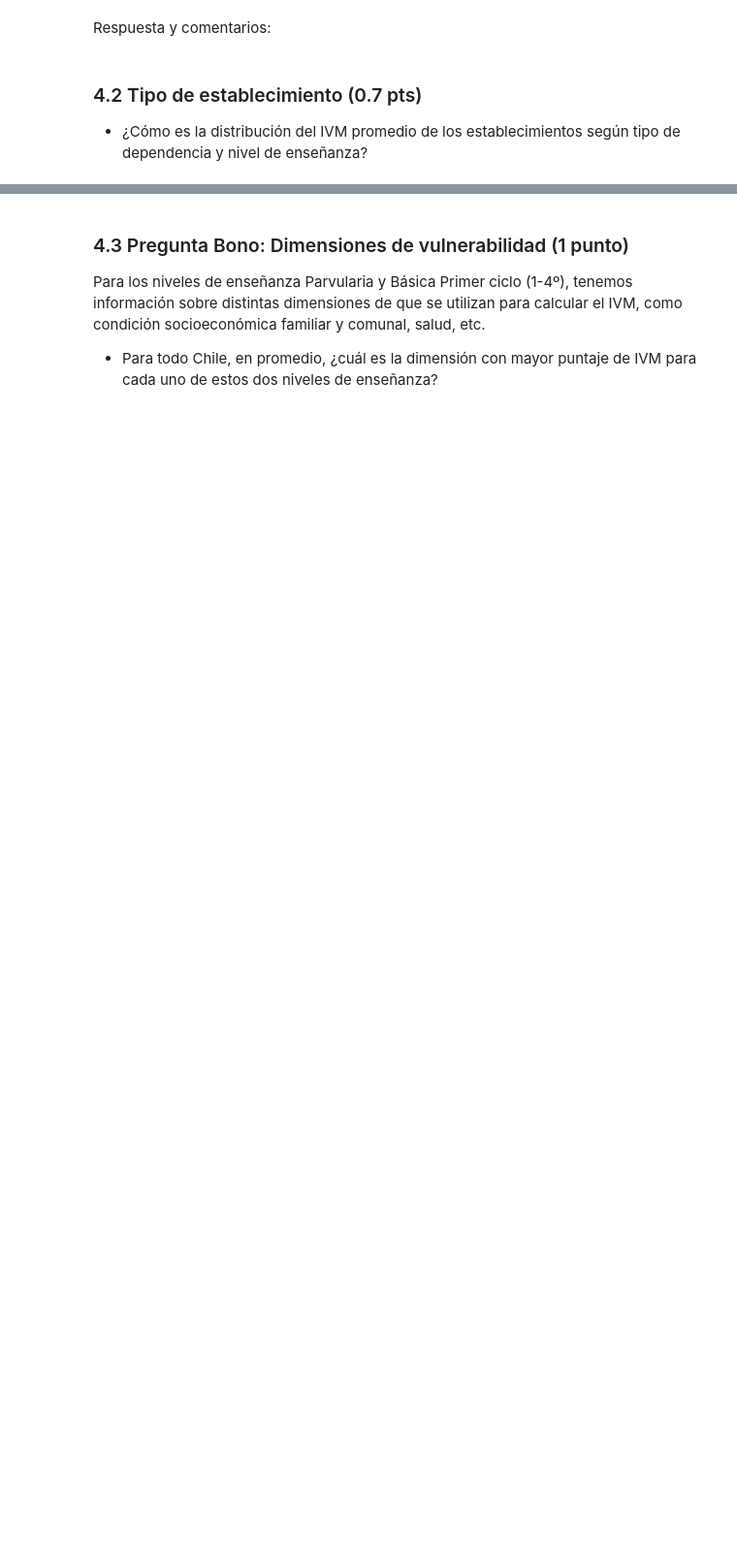
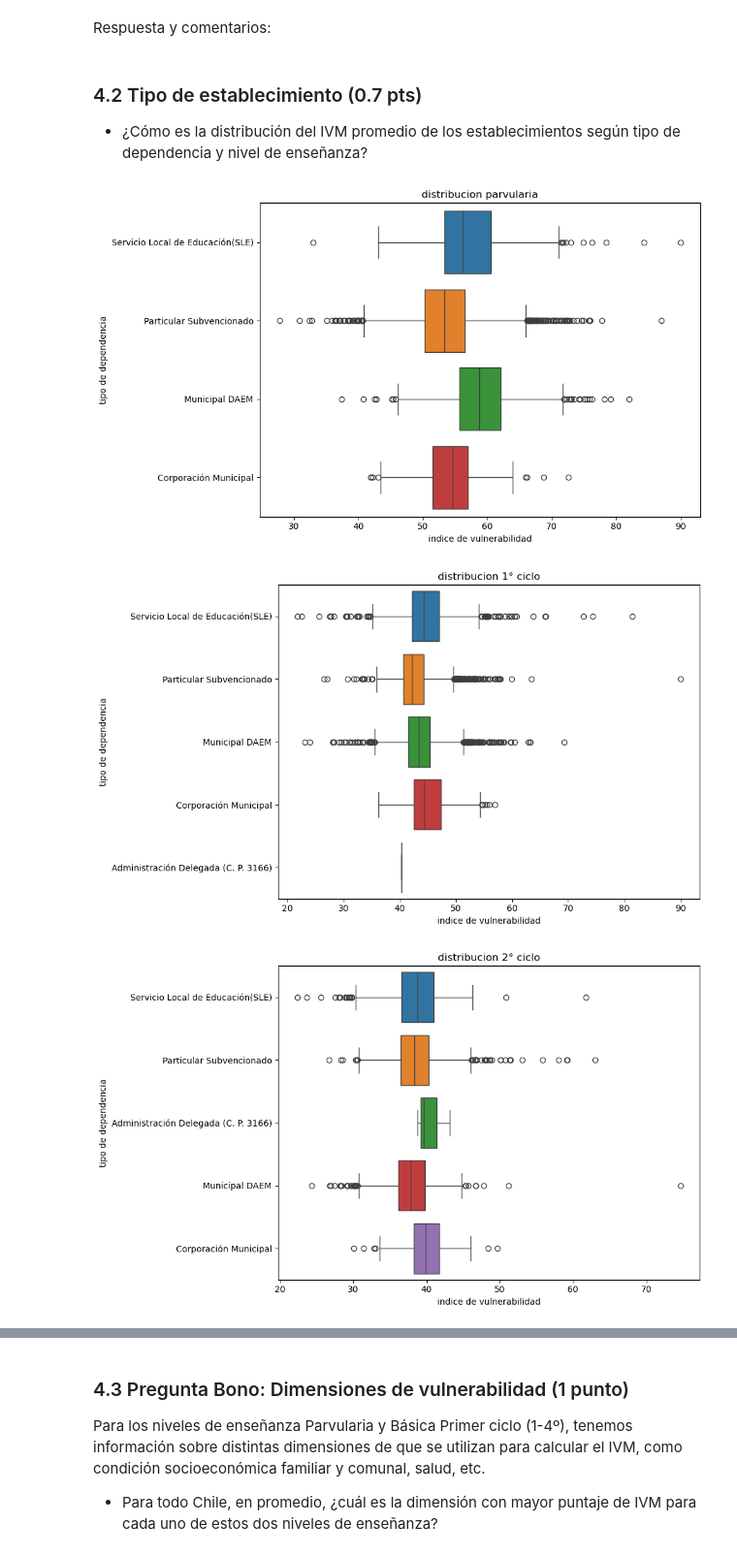
Before and after one commit to esteban78009/IMT2200-Esteban-Cortes, a Jupyter notebook: tareas/tarea 03/IMT2200-25s2 - Tarea 03.ipynb, the cells around one changed output, grey strips where cells are left out. Shown at 97% size. Saved outputs shown, nothing was run; the diff lists cells and outputs as text; code cells hidden in the pictures; blank space fills up the shorter version.

```diff
--- a/tareas/tarea 03/IMT2200-25s2 - Tarea 03.ipynb
+++ b/tareas/tarea 03/IMT2200-25s2 - Tarea 03.ipynb
@@ -282,4 +277,37 @@ Respuesta y comentarios:
 
 * ¿Cómo es la distribución del IVM promedio de los establecimientos según tipo de dependencia y nivel de enseñanza?
 # %%
-# respuestas
+
+plt.figure(figsize=(10, 6))
+sns.boxplot(data=df["Parvularia"], x="IVM Establecimiento", y="DS_TIPO_DEPENDENCIA", hue="DS_TIPO_DEPENDENCIA", legend=False)
+plt.title("distribucion parvularia")
+plt.xlabel("indice de vulnerabilidad")
+plt.ylabel("tipo de dependencia")
+plt.tight_layout()
+
+plt.figure(figsize=(10, 6))
+sns.boxplot(data=df["1º Ciclo Básico"], x="IVM Establecimiento", y="DS_TIPO_DEPENDENCIA", hue="DS_TIPO_DEPENDENCIA", legend=False)
+plt.title("distribucion 1° ciclo")
+plt.xlabel("indice de vulnerabilidad")
+plt.ylabel("tipo de dependencia")
+plt.tight_layout()
+
+plt.figure(figsize=(10, 6))
+sns.boxplot(data=df["2º Ciclo Básico"], x="IVM Establecimiento", y="DS_TIPO_DEPENDENCIA", hue="DS_TIPO_DEPENDENCIA", legend=False)
+plt.title("distribucion 2° ciclo")
+plt.xlabel("indice de vulnerabilidad")
+plt.ylabel("tipo de dependencia")
+plt.tight_layout()
+
+plt.figure(figsize=(10, 6))
+sns.boxplot(data=df["Media"], x="IVM Establecimiento", y="DS_TIPO_DEPENDENCIA", hue="DS_TIPO_DEPENDENCIA", legend=False)
+plt.title("distribucion media")
+plt.xlabel("indice de vulnerabilidad")
+plt.ylabel("tipo de dependencia")
+plt.tight_layout()
+
+plt.show()
+# %% [output]
+[figure, added]
+[figure, added]
+[figure, added]
```
Also changed, not shown: parts of 11 cells of this notebook.
